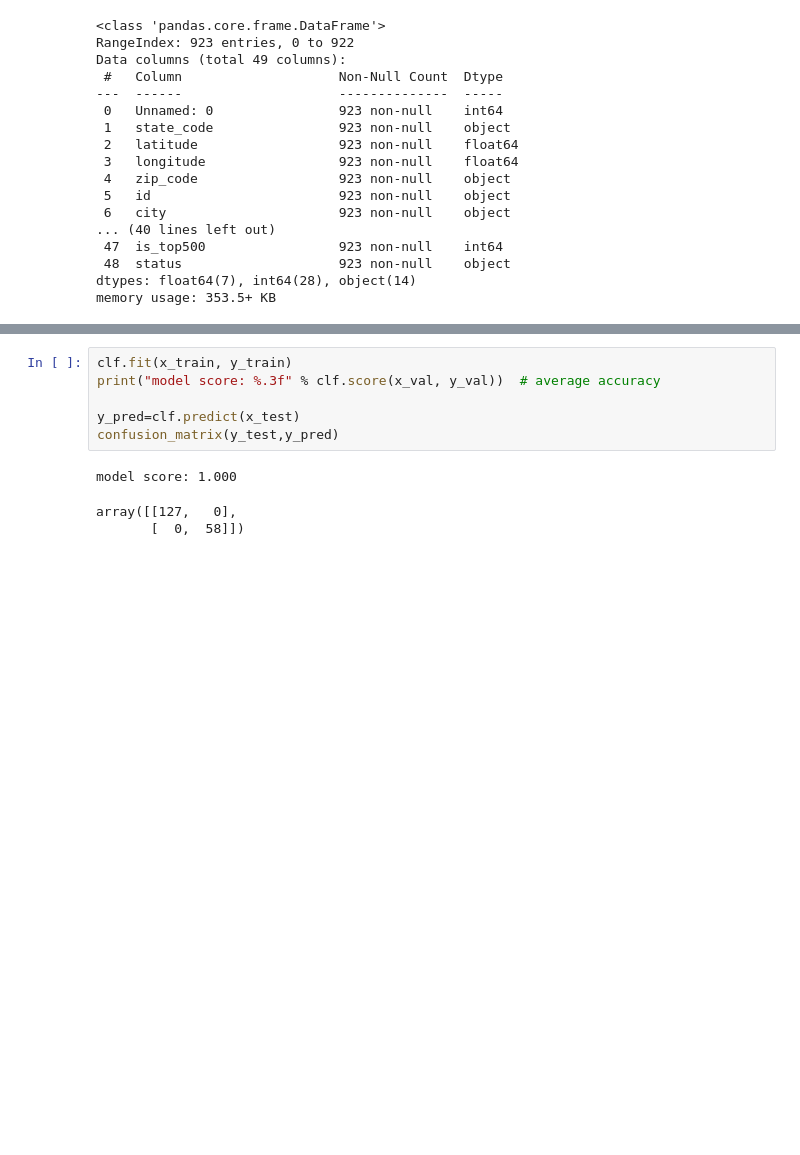
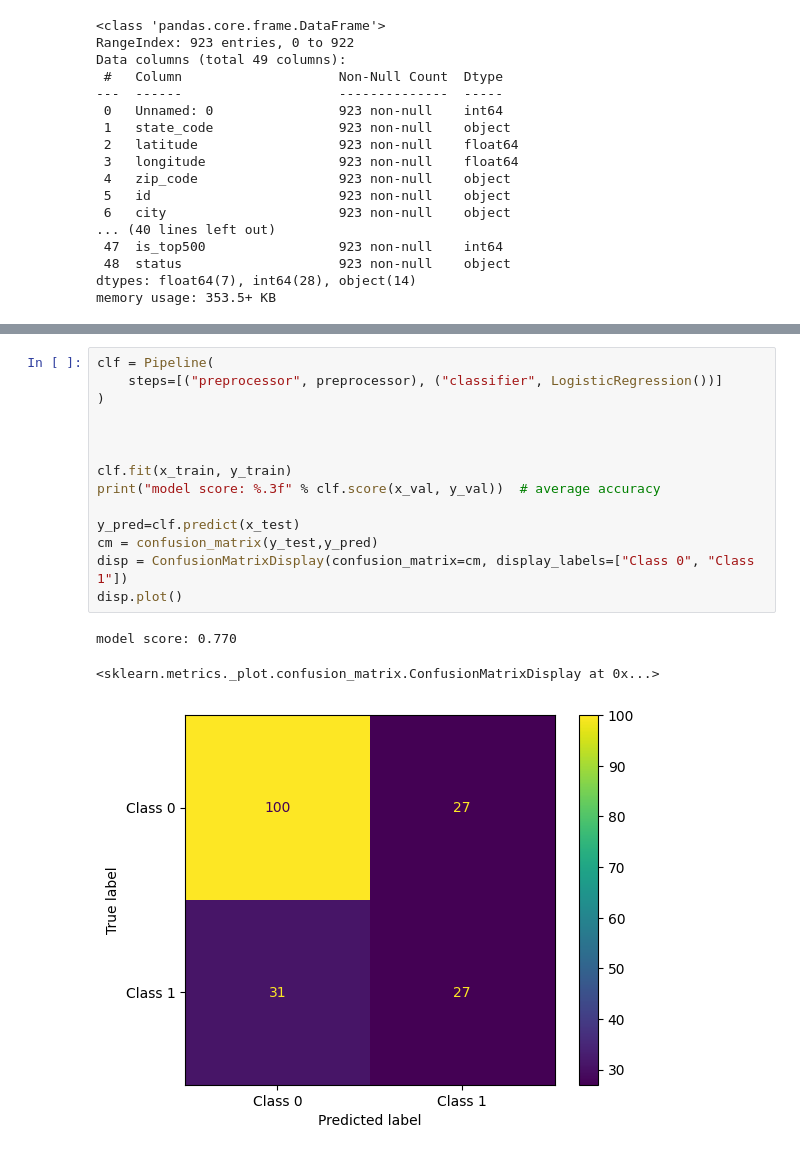
Before and after one commit to rileydrcelik/startup_predictor, a Jupyter notebook: pipeline.ipynb, the cells around one changed output, grey strips where cells are left out. Saved outputs shown, nothing was run; the diff lists cells and outputs as text; blank space fills up the shorter version.

```diff
--- a/pipeline.ipynb
+++ b/pipeline.ipynb
@@ -99,10 +166,18 @@ clf = Pipeline(
 # %%
+clf = Pipeline(
+    steps=[("preprocessor", preprocessor), ("classifier", LogisticRegression())]
+)
+
+
+
 clf.fit(x_train, y_train)
 print("model score: %.3f" % clf.score(x_val, y_val))  # average accuracy
 
 y_pred=clf.predict(x_test)
-confusion_matrix(y_test,y_pred)
+cm = confusion_matrix(y_test,y_pred)
+disp = ConfusionMatrixDisplay(confusion_matrix=cm, display_labels=["Class 0", "Class 1"])
+disp.plot()
 # %% [output]
-model score: 1.000
+model score: 0.770
-array([[127,   0],
-       [  0,  58]])
+<sklearn.metrics._plot.confusion_matrix.ConfusionMatrixDisplay at 0x...>
+[figure, added]
```
Also changed, not shown: parts of 10 cells of this notebook, 2 other files.
